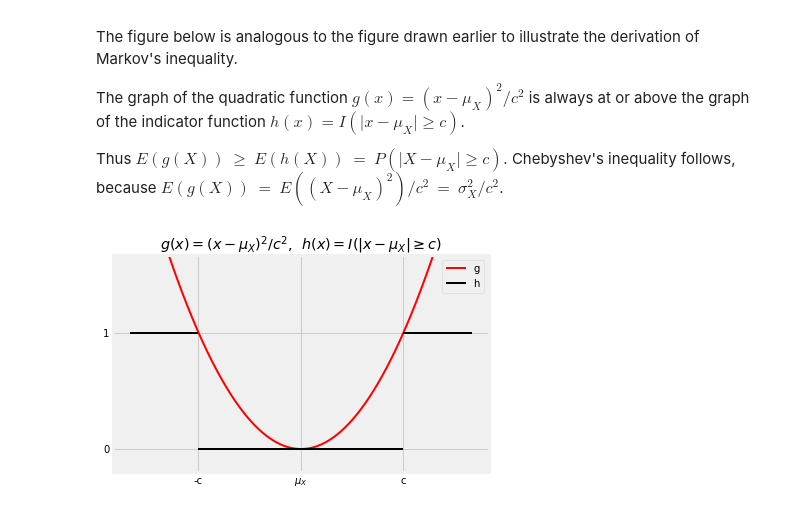
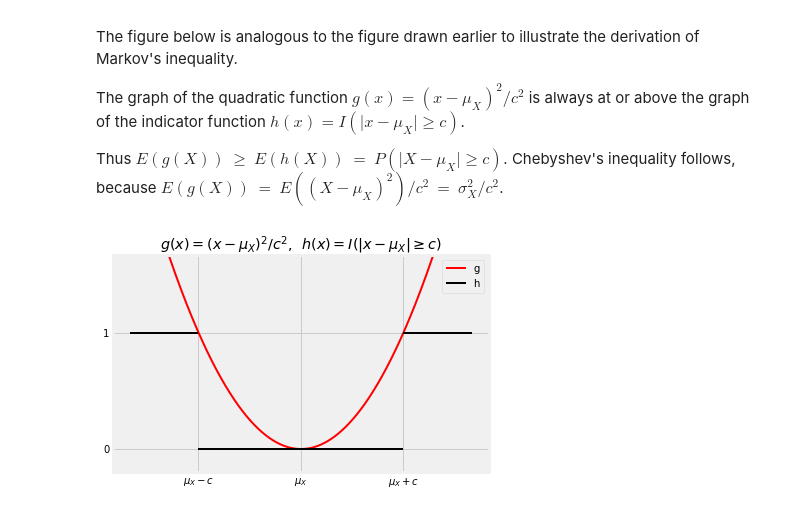
Before and after one commit to prob140/textbook, a Jupyter notebook: notebooks/Chapter_12/03_Bounds.ipynb, the cells around one changed output. Drawn from its saved outputs; the diff is of its cells as text; code cells hidden in the pictures.

Commit message:
Fixed error in 12.3 graph

```diff
--- a/notebooks/Chapter_12/03_Bounds.ipynb
+++ b/notebooks/Chapter_12/03_Bounds.ipynb
@@ -196,15 +196,15 @@ Thus $E(g(X)) ~ \ge ~ E(h(X)) ~ = ~ P(\vert X - \mu_X \vert \ge c)$. Chebyshev's
 # %%
 # NO CODE
 x = np.arange(-5, 5.01, 0.01)
 y = (x**2)/9
 plt.plot(x, y, lw=2, color='r', label='g')
 plt.plot([-3, 3], [0, 0], lw=2, color='k')
 plt.plot([-5, -3], [1, 1], lw=2, color='k')
 plt.plot([3, 5], [1, 1], lw=2, color='k', label='h')
 plt.legend()
 plt.ylim(-0.2, 5/3)
-plt.xticks([-3, 0, 3], ['-c', '$\mu_X$', 'c'])
+plt.xticks([-3, 0, 3], ['$\mu_X -c$', '$\mu_X$', '$\mu_X +c$'])
 plt.yticks([0, 1]);
 plt.title('$g(x) = (x - \mu_X)^2/c^2$,  $h(x) = I(|x - \mu_X| \geq c)$');
 # %% [output]
-[figure, old version]
+[figure, new version]
```
